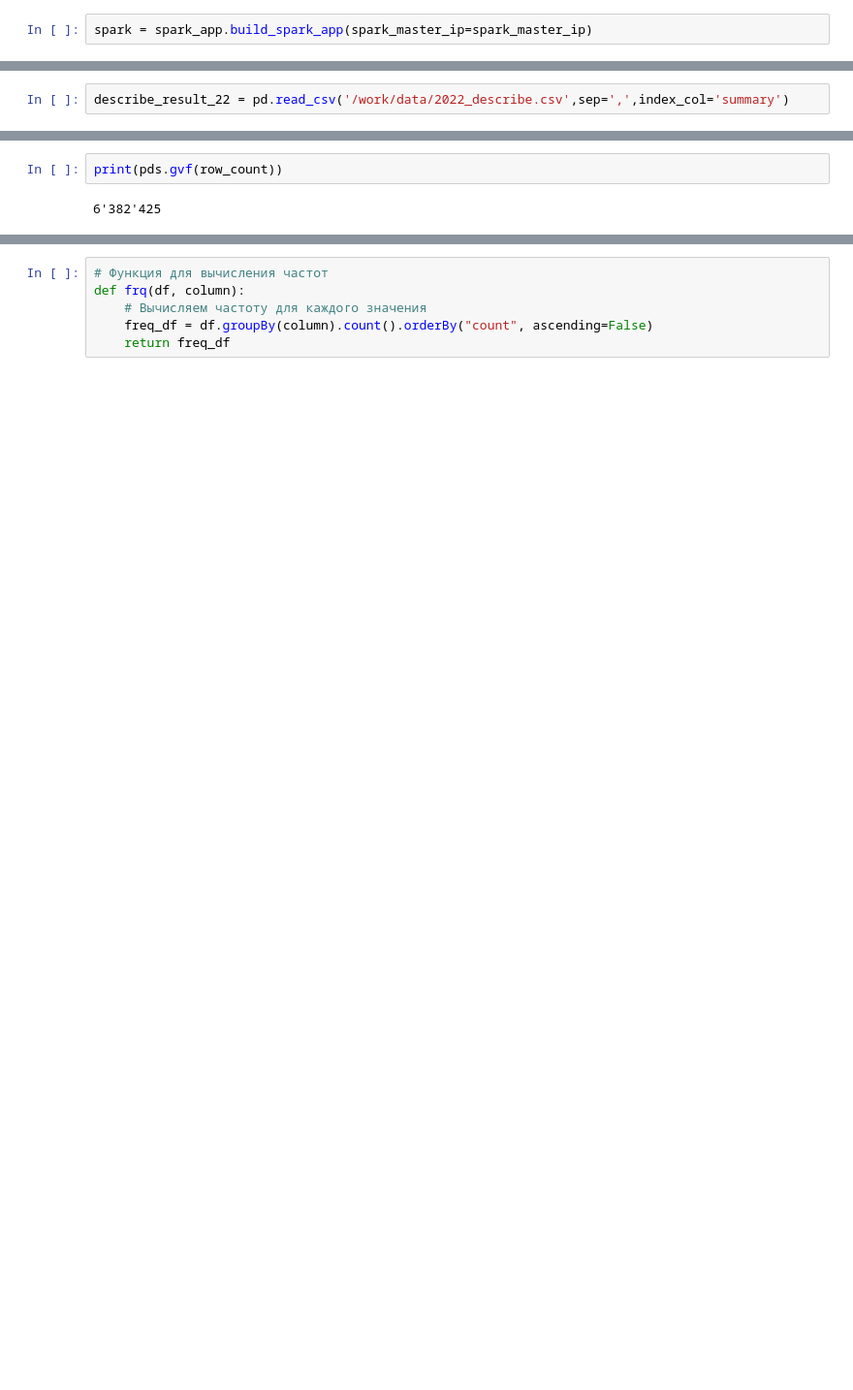
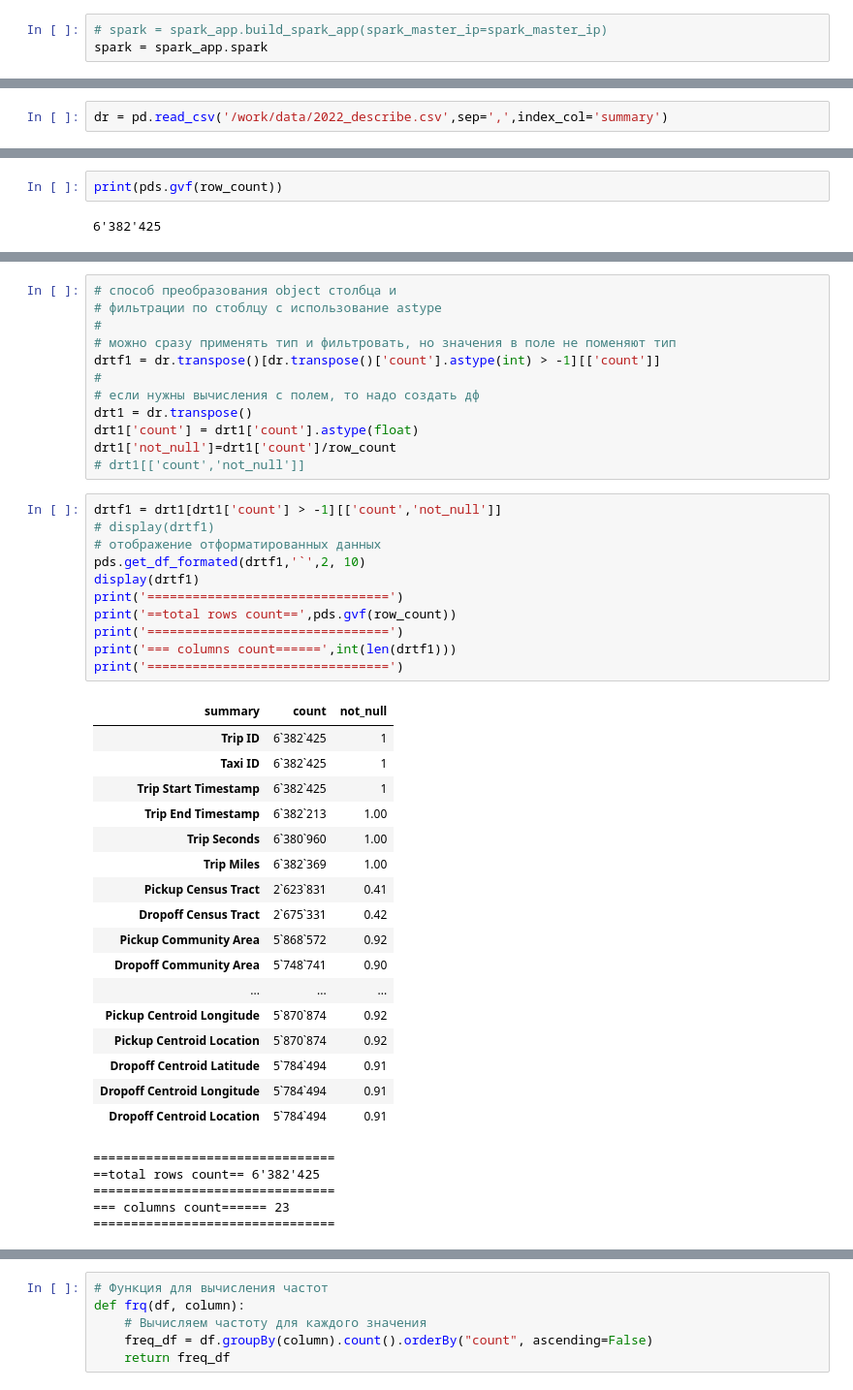
Before and after one commit to kogriv/chicago_spark, a Jupyter notebook: notebooks/eda.ipynb, the cells around one changed output, grey strips where cells are left out. Shown: that part at 97% size. Saved outputs shown, nothing was run; the diff lists cells and outputs as text; blank space fills up the shorter version.

```diff
--- a/notebooks/eda.ipynb
+++ b/notebooks/eda.ipynb
@@ -23,4 +24,5 @@ spark_master_ip = spark_app.get_spark_master_ip()
 # %% [output]
 INFO:spark_app:spark_master_ip: 172.18.0.2
 # %%
-spark = spark_app.build_spark_app(spark_master_ip=spark_master_ip)
+# spark = spark_app.build_spark_app(spark_master_ip=spark_master_ip)
+spark = spark_app.spark
@@ -93,5 +119,5 @@ Wall time: 2min 7s
 # output_file_path = '/work/data/2022_describe.csv'
 # describe_result.to_csv(output_file_path, index=False) #transpose().
 # %%
-describe_result_22 = pd.read_csv('/work/data/2022_describe.csv',sep=',',index_col='summary')
+dr = pd.read_csv('/work/data/2022_describe.csv',sep=',',index_col='summary')
 # %%
@@ -147,0 +191,46 @@ Wall time: 16.7 s
+# %%
+# способ преобразования object столбца и
+# фильтрации по стоблцу с использование astype
+#
+# можно сразу применять тип и фильтровать, но значения в поле не поменяют тип
+drtf1 = dr.transpose()[dr.transpose()['count'].astype(int) > -1][['count']]
+#
+# если нужны вычисления с полем, то надо создать дф
+drt1 = dr.transpose()
+drt1['count'] = drt1['count'].astype(float)
+drt1['not_null']=drt1['count']/row_count
+# drt1[['count','not_null']]
+# %%
+drtf1 = drt1[drt1['count'] > -1][['count','not_null']]
+# display(drtf1)
+# отображение отформатированных данных
+pds.get_df_formated(drtf1,'`',2, 10)
+display(drtf1)
+print('================================')
+print('==total rows count==',pds.gvf(row_count))
+print('================================')
+print('=== columns count======',int(len(drtf1)))
+print('================================')
+# %% [output]
+| summary | count | not_null |
+| Trip ID | 6`382`425 | 1 |
+| Taxi ID | 6`382`425 | 1 |
+| Trip Start Timestamp | 6`382`425 | 1 |
+| Trip End Timestamp | 6`382`213 | 1.00 |
+| Trip Seconds | 6`380`960 | 1.00 |
+| Trip Miles | 6`382`369 | 1.00 |
+| Pickup Census Tract | 2`623`831 | 0.41 |
+| Dropoff Census Tract | 2`675`331 | 0.42 |
+| Pickup Community Area | 5`868`572 | 0.92 |
+| Dropoff Community Area | 5`748`741 | 0.90 |
+| ... | ... | ... |
+| Pickup Centroid Longitude | 5`870`874 | 0.92 |
+| Pickup Centroid Location | 5`870`874 | 0.92 |
+| Dropoff Centroid Latitude | 5`784`494 | 0.91 |
+| Dropoff Centroid Longitude | 5`784`494 | 0.91 |
+| Dropoff Centroid Location | 5`784`494 | 0.91 |
+================================
+==total rows count== 6'382'425
+================================
+=== columns count====== 23
+================================
```
Also changed, not shown: parts of 37 cells of this notebook.
